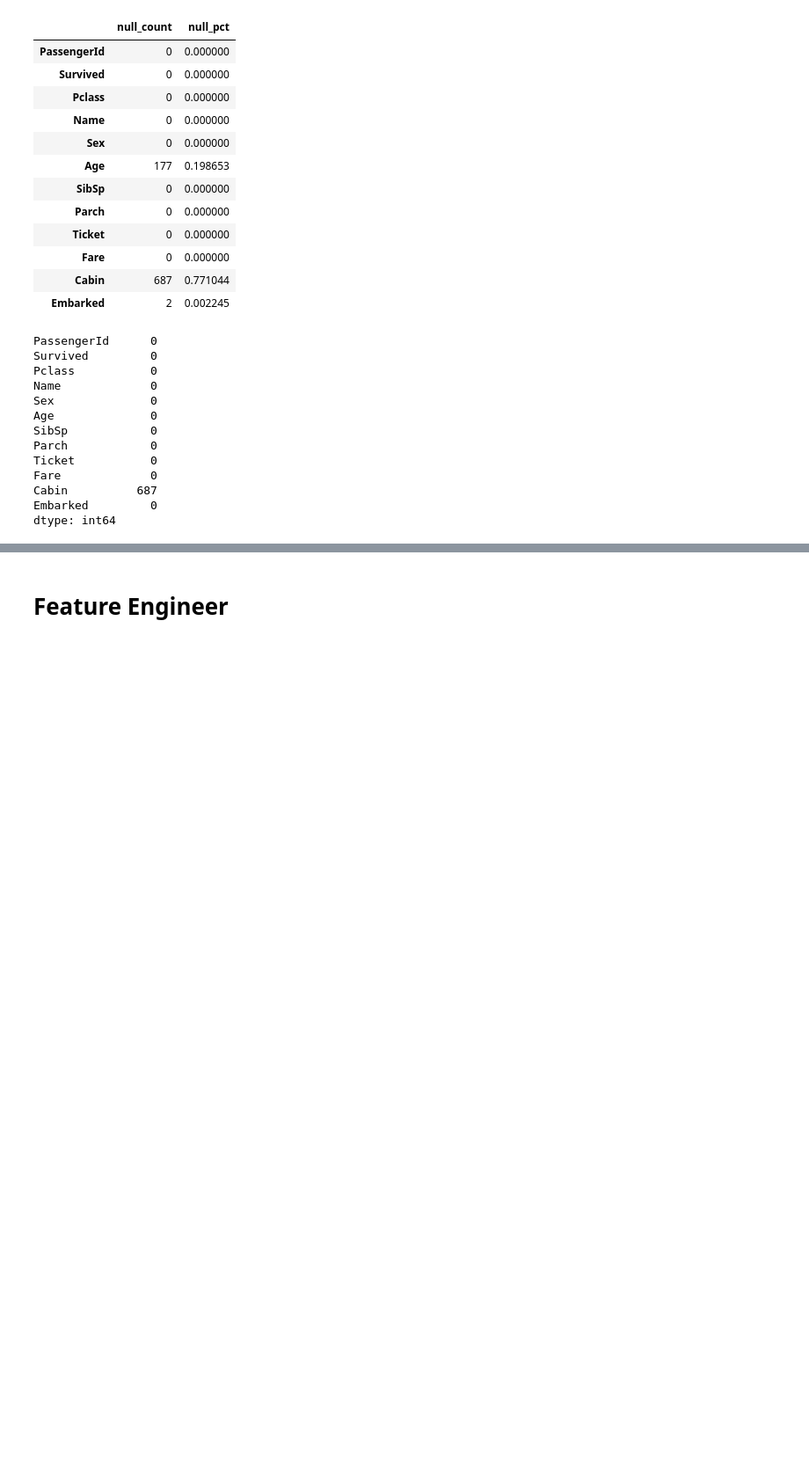
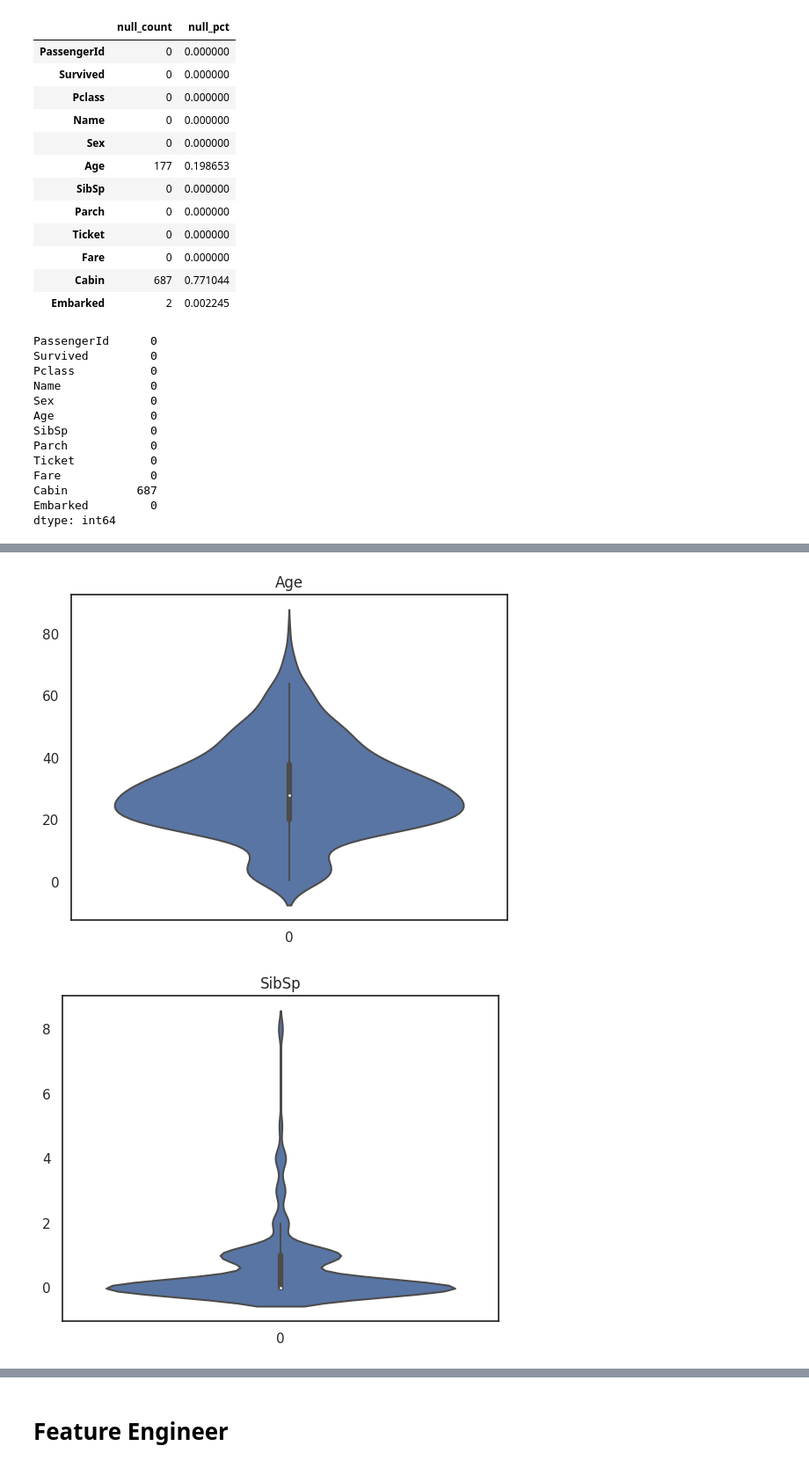
Before and after one commit to otalorajuand/kaggle, a Jupyter notebook: getting-started-with-titanic.ipynb, the cells around one changed output, grey strips where cells are left out. Shown at 88% size. Saved outputs shown, nothing was run; the diff lists cells and outputs as text; code cells hidden in the pictures; blank space fills up the shorter version.

```diff
--- a/getting-started-with-titanic.ipynb
+++ b/getting-started-with-titanic.ipynb
@@ -268,0 +344,9 @@ dtype: int64
+# %%
+#distributions for all numeric variables
+for i in df_num.columns:
+    sn.violinplot(df_num[i])
+    plt.title(i)
+    plt.show()
+# %% [output]
+[figure, added]
+[figure, added]
```
Also changed, not shown: parts of 45 cells of this notebook.
